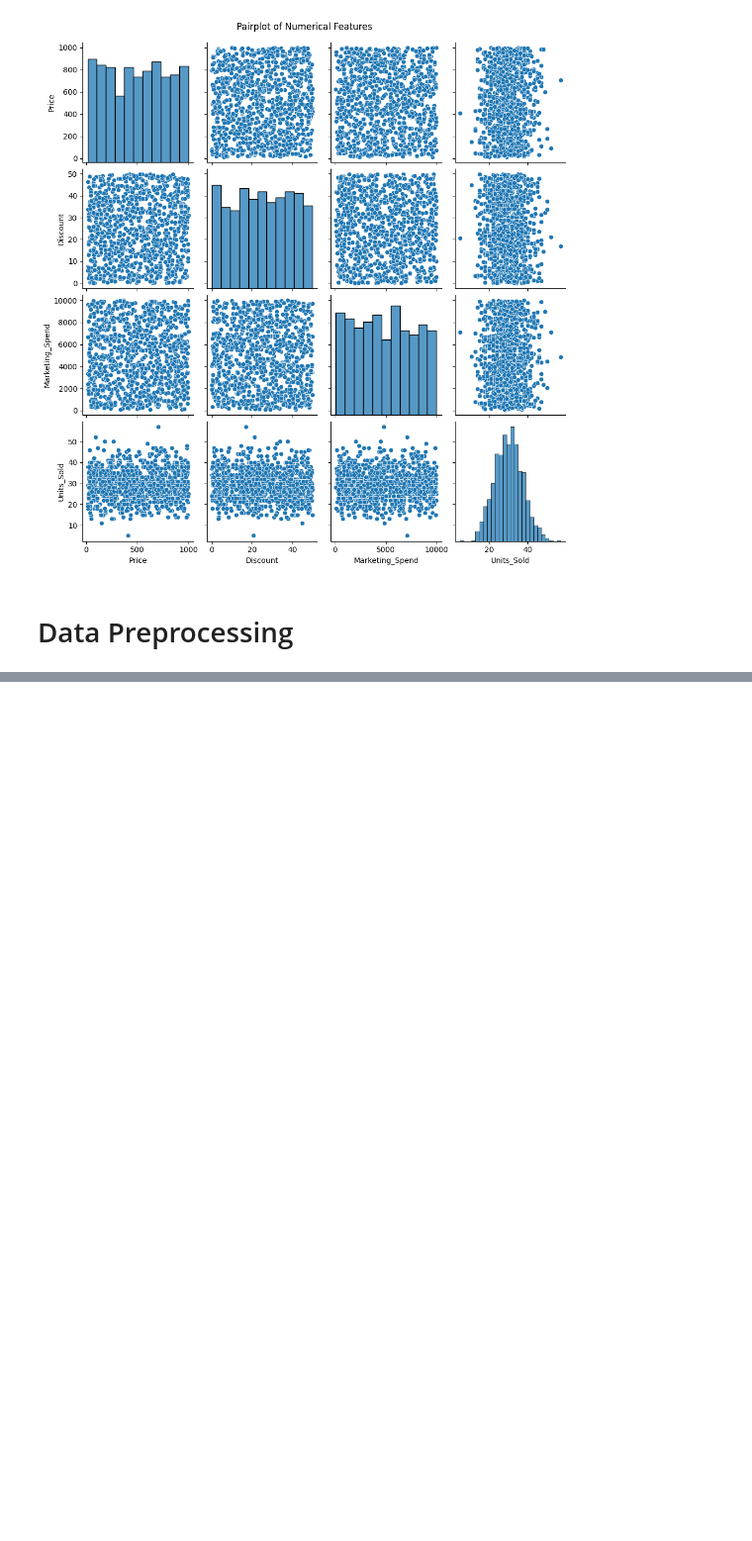
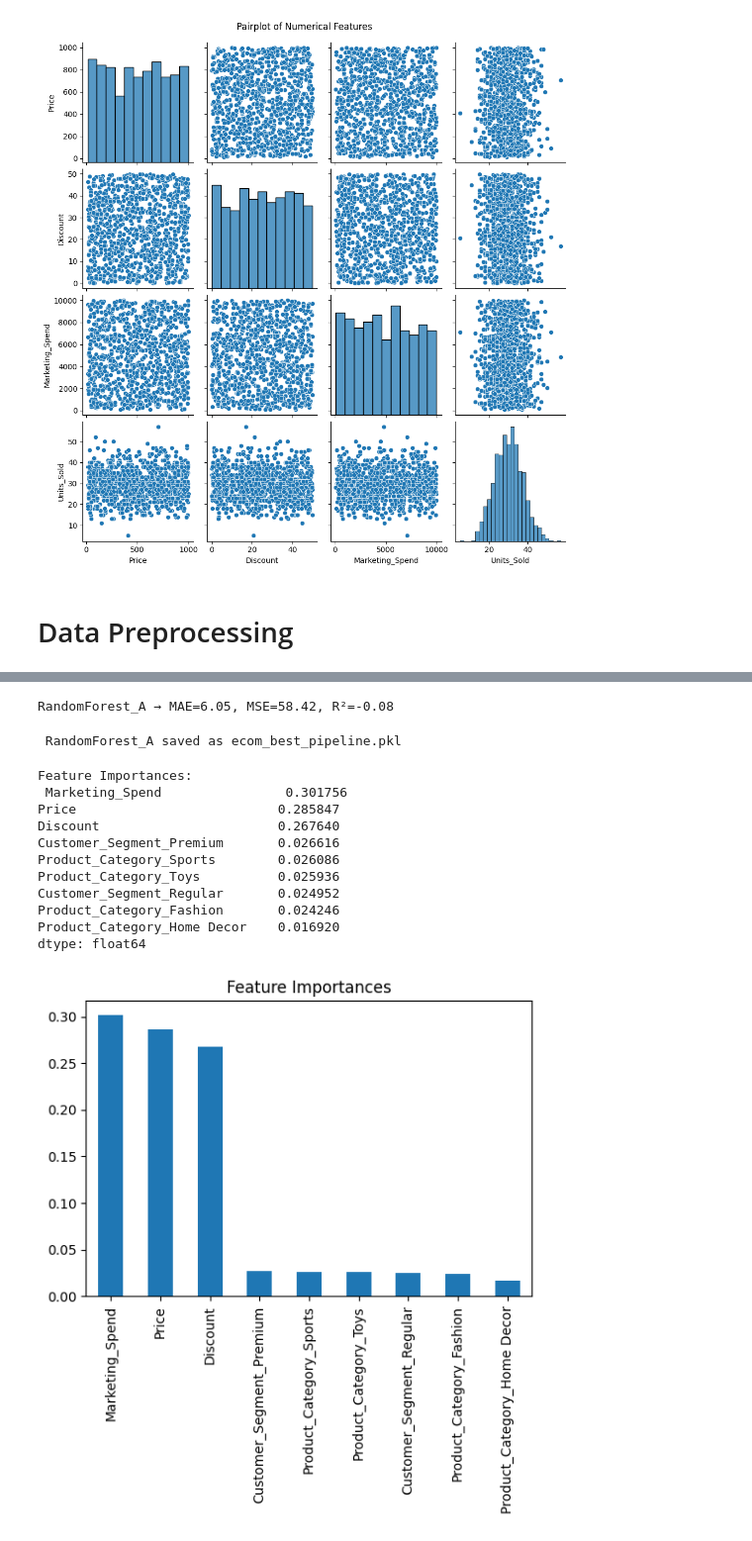
Before and after one commit to OPE152/EcommerceSalesRegression, a Jupyter notebook: ecs/main.ipynb, the cells around one changed output, grey strips where cells are left out. Shown at 99% size. Drawn from its saved outputs; the diff is of its cells as text; code cells hidden in the pictures; blank space fills up the shorter version.

Commit message:
Data Exploration and Visualization

```diff
--- a/ecs/main.ipynb
+++ b/ecs/main.ipynb
@@ -307,0 +248,3 @@ joblib.dump(rf_pipe, "ecom_units_sold_pipeline.pkl")
+# %%
+FEATURES = ['Price','Discount','Marketing_Spend','Product_Category','Customer_Segment']
+TARGET = "Units_Sold"
@@ -307,0 +292,60 @@ joblib.dump(rf_pipe, "ecom_units_sold_pipeline.pkl")
+# %%
+RandomForest_A = Pipeline([
+    ('preprocessor', preprocessor_A),   # scaling + one-hot encoding
+    ('regressor', RandomForestRegressor(
+        n_estimators=200, random_state=42, max_depth=None
+    ))
+])
+
+# Fit model
+RandomForest_A.fit(X_train, y_train)
+
+# Predictions
+y_pred = RandomForest_A.predict(X_test)
+
+# Evaluation metrics
+mae = mean_absolute_error(y_test, y_pred)
+mse = mean_squared_error(y_test, y_pred)
+r2 = r2_score(y_test, y_pred)
+
+print(f"RandomForest_A → MAE={mae:.2f}, MSE={mse:.2f}, R²={r2:.2f}")
+# %% [output]
+RandomForest_A → MAE=6.05, MSE=58.42, R²=-0.08
+# %%
+joblib.dump(RandomForest_A, "ecom_best_pipeline.pkl")
+print(" RandomForest_A saved as ecom_best_pipeline.pkl")
+# %% [output]
+ RandomForest_A saved as ecom_best_pipeline.pkl
+# %%
+# Extract trained RandomForest
+rf = RandomForest_A.named_steps['regressor']
+
+# Get feature names after preprocessing
+feature_names = (
+    numeric_features +
+    list(RandomForest_A.named_steps['preprocessor']
+         .transformers_[1][1]
+         .get_feature_names_out(categorical_features))
+)
+
+importances = rf.feature_importances_
+feat_importances = pd.Series(importances, index=feature_names).sort_values(ascending=False)
+
+print("Feature Importances:\n", feat_importances)
+
+# Plot
+feat_importances.plot(kind='bar', figsize=(6,4), title="Feature Importances")
+plt.show()
+# %% [output]
+Feature Importances:
+ Marketing_Spend                0.301756
+Price                          0.285847
+Discount                       0.267640
+Customer_Segment_Premium       0.026616
+Product_Category_Sports        0.026086
+Product_Category_Toys          0.025936
+Customer_Segment_Regular       0.024952
+Product_Category_Fashion       0.024246
+Product_Category_Home Decor    0.016920
+dtype: float64
+[figure, added]
```
Also changed, not shown: parts of 13 cells of this notebook, 2 other files.
